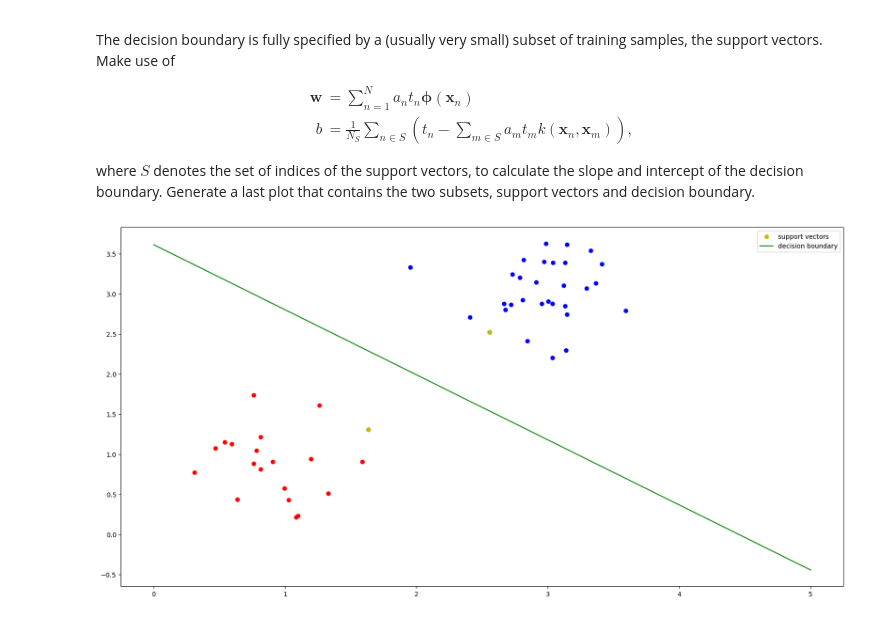
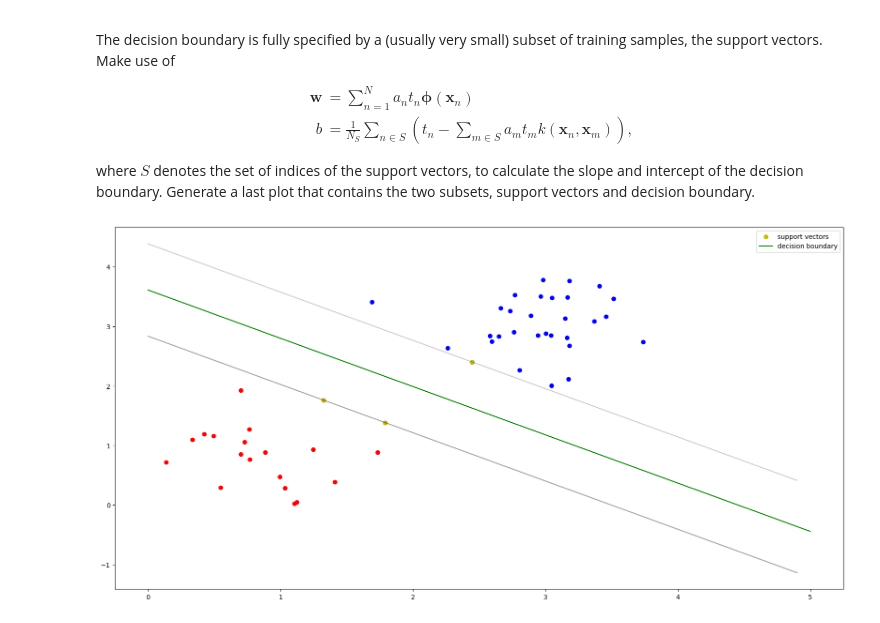
Before and after one commit to dqmis/uva_ml1, a Jupyter notebook: lab3.ipynb, the cells around one changed output. Cells and saved outputs as stored; diff of their text form; code cells hidden in the pictures.

```diff
--- a/lab3.ipynb
+++ b/lab3.ipynb
@@ -106,8 +106,8 @@ Plot the two subsets in one figure, choose two colors to indicate which sample b
 np.random.seed(42)
 # YOUR CODE HERE
 
-X1 = np.random.normal(1, 0.4, (20, 2))
-X2 = np.random.normal(3, 0.4, (30, 2))
+X1 = np.random.normal(1, 0.5, (20, 2))
+X2 = np.random.normal(3, 0.5, (30, 2))
 # %%
 # Plot your data
 
@@ -304,14 +303,19 @@ b &= \frac{1}{N_S}\sum_{n \in S} (t_n - \sum_{m \in S} a_m t_m k(\mathbf{x}_n, \
 
 where $S$ denotes the set of indices of the support vectors, to calculate the slope and intercept of the decision boundary. Generate a last plot that contains the two subsets, support vectors and decision boundary.
 # %%
+
+
 w = np.sum(a * t[:, None] * X, axis=0)
 b = np.mean(t[support_vectors] - np.dot(X[support_vectors], w))
 
 plt.scatter(X1[:,0], X1[:,1], c='r')
 plt.scatter(X2[:,0], X2[:,1], c='b')
 plt.scatter(X[support_vectors,0], X[support_vectors,1], c='y', label='support vectors')
 plt.plot([0, 5], [-b/w[1], -(b + 5*w[0])/w[1]], c='g', label='decision boundary')
+
+for i in support_vectors:
+    plt.plot(np.arange(0, 5, 0.1), (-w[0] * np.arange(0, 5, 0.1) - b + t[i]) / w[1], c='k', alpha=0.2)
 plt.legend()
 plt.show()
 # %% [output]
-[figure, old version]
+[figure, new version]
```
Also changed, not shown: parts of 2 cells of this notebook.
